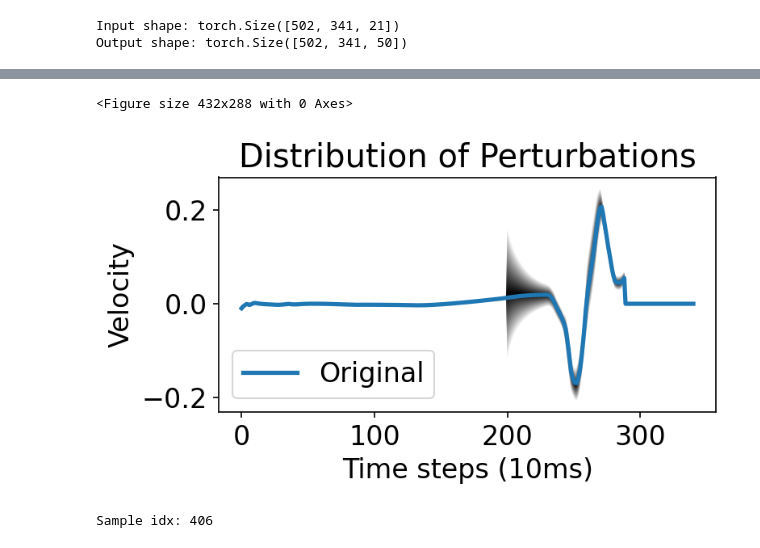
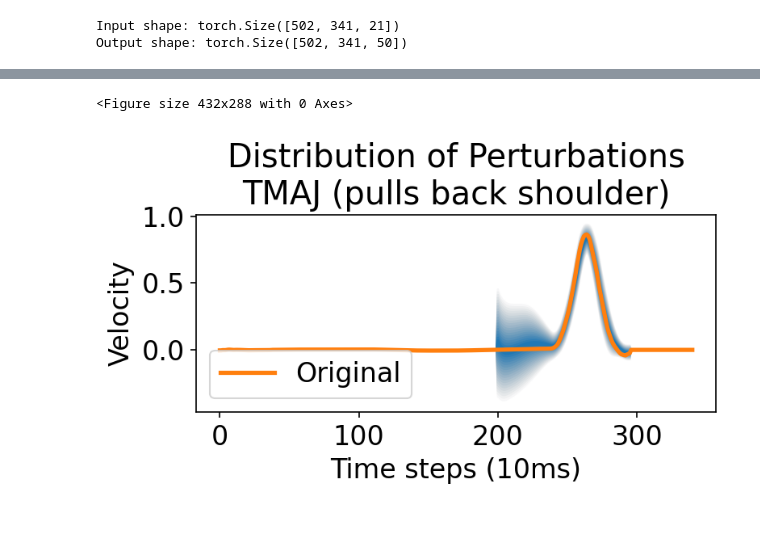
Before and after one commit to mmattb/coproc-poc, a Jupyter notebook: analyze_michaels_dynamics.ipynb, the cells around one changed output, grey strips where cells are left out. Drawn from its saved outputs; the diff is of its cells as text; code cells hidden in the pictures.

```diff
--- a/analyze_michaels_dynamics.ipynb
+++ b/analyze_michaels_dynamics.ipynb
@@ -171,10 +172,14 @@ plt.show()
 # %%
 # Show graphs for a single output feature / muscle
-max_plot_stdev = 3
+max_plot_stdev = 2
 inc_plot_stdev = 0.1
+fidx = 7
 
 means = np.mean(perturbed_preds[:, :, fidx], axis=0)
 stdevs = np.std(perturbed_preds[:, :, fidx], axis=0)
+
+# Color of center of dist, in hsv
+base_color = (0.568, 1.1*0.828, 0.706)
 
 # The original / unpurturbed curve
 
@@ -185,85 +190,38 @@ plt.figure(figsize=(5.5, 3.3), dpi=150)
 cur_stdev = max_plot_stdev
 while cur_stdev > 0.0:
     x_top = []
     y_top = []
     x_bottom = []
     y_bottom = []
     for tidx in range(trial_len):
         x_top.append(tidx)
         x_bottom.append(tidx)
 
         y_top.append(means[tidx] + stdevs[tidx] * cur_stdev)
         y_bottom.append(means[tidx] - stdevs[tidx] * cur_stdev)
 
     x_bottom.reverse()
     y_bottom.reverse()
 
     x = x_top + x_bottom
     y = y_top + y_bottom
 
-    color = cur_stdev / max_plot_stdev
-    plt.fill(x, y, str(color))
+    color_mod = cur_stdev / max_plot_stdev
+
+    color_hsv = (base_color[0], base_color[1] * (1 - color_mod)**2, base_color[2] + (1 - base_color[2]) * color_mod**2)
+    plt.fill(x, y, color=matplotlib.colors.hsv_to_rgb(color_hsv))
 
     cur_stdev -= inc_plot_stdev
 
-plt.plot(healthy_preds[sample_idx, :, fidx].detach().numpy(), linewidth=2.5, label="Original")
-plt.title("Distribution of Perturbations")
+plt.plot(healthy_preds[sample_idx, :, fidx].detach().numpy(), linewidth=2.5, label="Original", color="tab:orange")
+plt.title("Distribution of Perturbations\nTMAJ (pulls back shoulder)")
 plt.xlabel("Time steps (10ms)")
 plt.ylabel("Velocity")
 plt.legend(loc="lower left")
 
 plt.tight_layout()
-plt.savefig('paper/figs/perturbe_dist.pdf', format='pdf', dpi=150)
+plt.savefig('paper/figs/perturbe_dist_tmaj.pdf', format='pdf', dpi=150)
 plt.show()
 # %% [output]
 <Figure size 432x288 with 0 Axes>
-[figure, old version]
+[figure, new version]
-# %%
-# Now let's demonstrate the distribution of losses if we have a 50%
-# lesion of random indices.
-# Magnitude of process disturbance. Since we are examining the length of
-#  the disturbance, the magnitude we choose isn't crucial here. Let's
-#  just scale it to the data somehow.
-
-mike.reset()
-
-# Half of the M1 cells
-num_lesioned_cells = int(0.5 * mike.num_neurons_per_module)
-num_samples = 1000
-
-# We pick one single trial to do this on
-sample_idx = random.choice(range(batch_size))
-print("Sample idx:", sample_idx)
-sample_din = din[sample_idx, :, :].unsqueeze(dim=0)
-sample_trial_end = trial_end[sample_idx, :, :].unsqueeze(dim=0)
-
-preds = torch.empty(num_samples, trial_len, out_dim)
-if CUDA:
-    preds = preds.cuda(CUDA)
-for sidx in range(num_samples):
-    mike.reset()
-
-    mask = torch.ones(mike.num_neurons_per_module * 3)
-    cidxs = random.sample(range(mike.num_neurons_per_module), num_lesioned_cells)
-    for cidx in cidxs:
-        mask[cidx] = 0.0
-
-    cur_lesion = lesion.LesionOutputsByMask(mike.num_neurons_per_module,
-                                            mask, cuda=CUDA)
-    mike.set_lesion(cur_lesion)
-
-    for tidx in range(trial_len):
-        mike_in = sample_din[:, tidx, :].T
-        mike_out = mike(mike_in)
-        preds[sidx, tidx, :] = mike_out.cpu().detach()
-
-    mike.set_lesion(None)
-    del cur_lesion
-    del mask
-
-lesioned_preds = utils.trunc_to_trial_end(preds, sample_trial_end).cpu().detach().numpy()
-
-mike.set_lesion(None)
-mike.reset()
-# %% [output]
-Sample idx: 406
```
Also changed, not shown: parts of 7 cells of this notebook, 15 other files.
